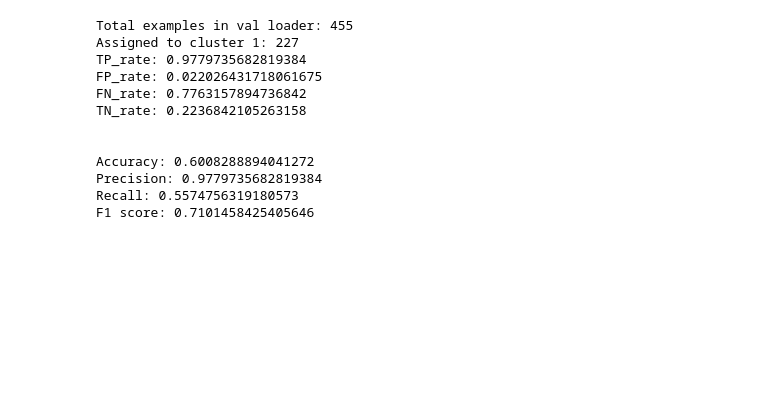
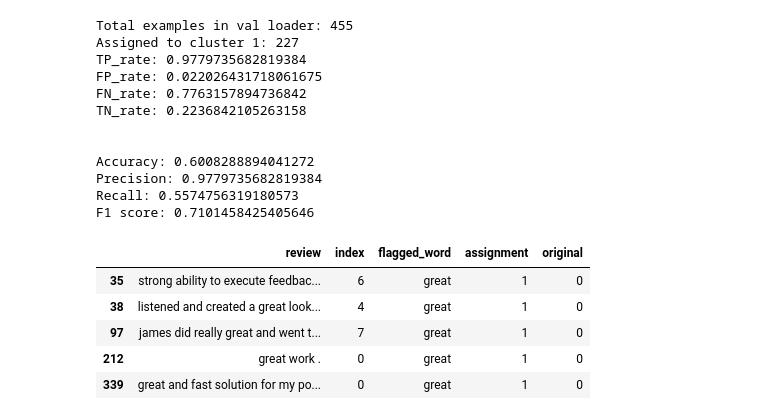
Before and after one commit to elliotgsilva/BiasedLanguageDetection, a Jupyter notebook: baseline_randomized_embeddings.ipynb, the cells around one changed output. Saved outputs shown, nothing was run; the diff lists cells and outputs as text; code cells hidden in the pictures; blank space fills up the shorter version.

```diff
--- a/baseline_randomized_embeddings.ipynb
+++ b/baseline_randomized_embeddings.ipynb
@@ -349,3 +349,12 @@ Accuracy: 0.6008288894041272
 Precision: 0.9779735682819384
 Recall: 0.5574756319180573
 F1 score: 0.7101458425405646
+# %%
+TP_cluster[TP_cluster.original == 0]
+# %% [output]
+|  | review | index | flagged_word | assignment | original |
+| 35 | strong ability to execute feedbac... | 6 | great | 1 | 0 |
+| 38 | listened and created a great look... | 4 | great | 1 | 0 |
+| 97 | james did really great and went t... | 7 | great | 1 | 0 |
+| 212 | great work . | 0 | great | 1 | 0 |
+| 339 | great and fast solution for my po... | 0 | great | 1 | 0 |
```
Also changed, not shown: parts of 1 cell of this notebook, 7 other files.
